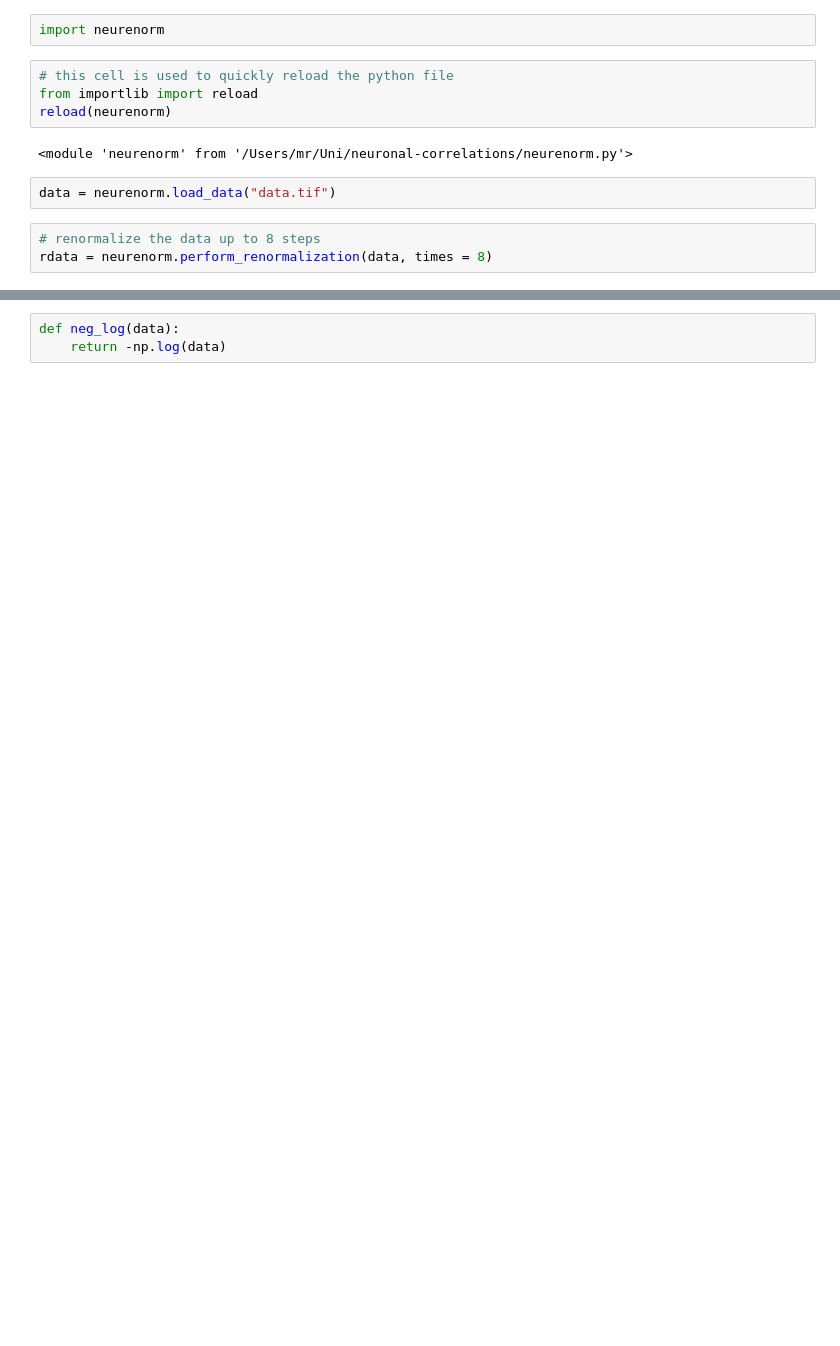
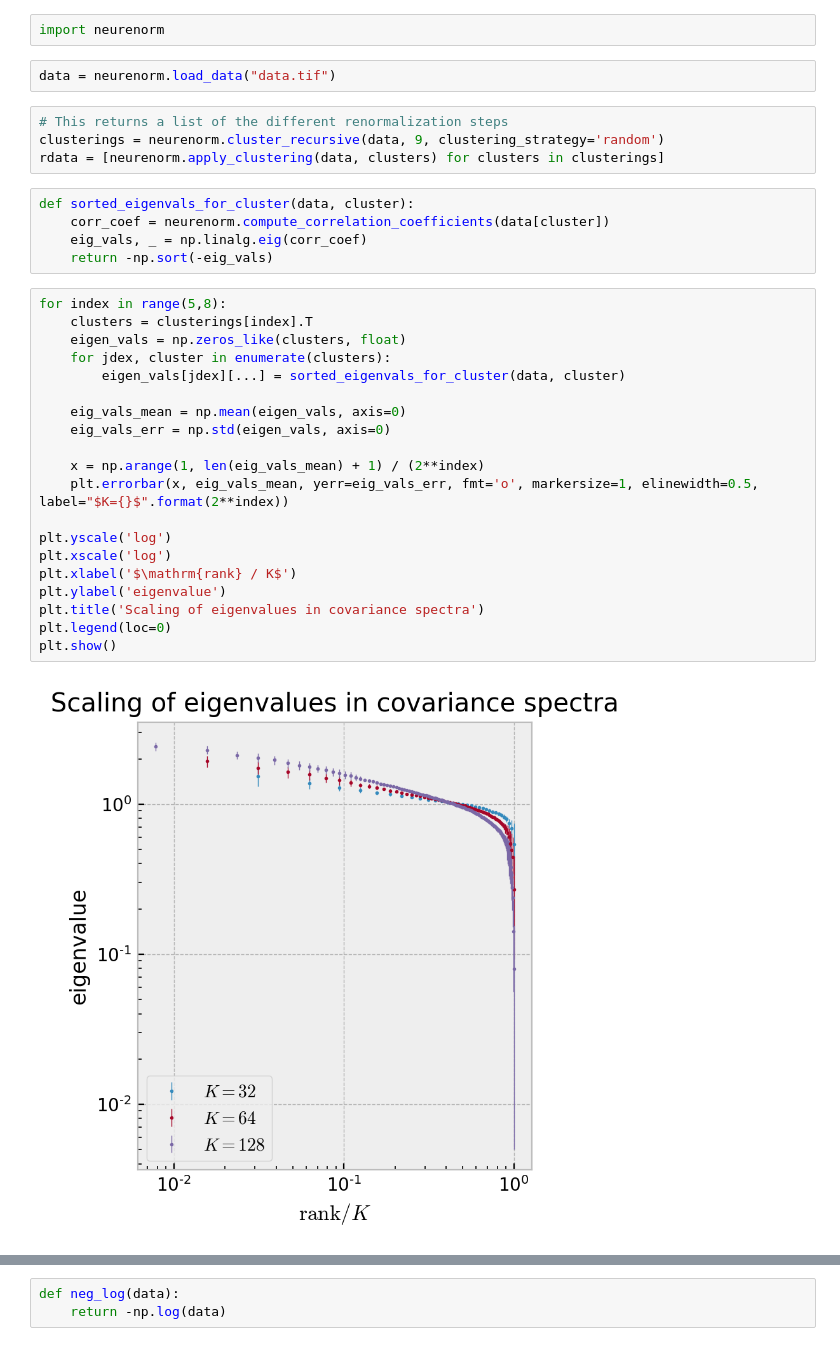
Before and after one commit to manuel-rhdt/neuronal-correlations, a Jupyter notebook: Notebook.ipynb, the cells around one changed output, grey strips where cells are left out. Cells and saved outputs as stored; diff of their text form; blank space fills up the shorter version.

```diff
--- a/Notebook.ipynb
+++ b/Notebook.ipynb
@@ -8,16 +9,38 @@ plt.rcParams["figure.dpi"] = 100
 # %%
 import neurenorm
-# %%
-# this cell is used to quickly reload the python file
-from importlib import reload
-reload(neurenorm)
-# %% [output]
-<module 'neurenorm' from '/Users/mr/Uni/neuronal-correlations/neurenorm.py'>
 # %%
 data = neurenorm.load_data("data.tif")
-# %%
-# renormalize the data up to 8 steps
-rdata = neurenorm.perform_renormalization(data, times = 8)
+# %%
+# This returns a list of the different renormalization steps
+clusterings = neurenorm.cluster_recursive(data, 9, clustering_strategy='random')
+rdata = [neurenorm.apply_clustering(data, clusters) for clusters in clusterings]
+# %%
+def sorted_eigenvals_for_cluster(data, cluster):
+    corr_coef = neurenorm.compute_correlation_coefficients(data[cluster])
+    eig_vals, _ = np.linalg.eig(corr_coef)
+    return -np.sort(-eig_vals)
+# %%
+for index in range(5,8):
+    clusters = clusterings[index].T
+    eigen_vals = np.zeros_like(clusters, float)
+    for jdex, cluster in enumerate(clusters):
+        eigen_vals[jdex][...] = sorted_eigenvals_for_cluster(data, cluster)
+
+    eig_vals_mean = np.mean(eigen_vals, axis=0)
+    eig_vals_err = np.std(eigen_vals, axis=0)
+
+    x = np.arange(1, len(eig_vals_mean) + 1) / (2**index)
+    plt.errorbar(x, eig_vals_mean, yerr=eig_vals_err, fmt='o', markersize=1, elinewidth=0.5, label="$K={}$".format(2**index))
+
+plt.yscale('log')
+plt.xscale('log')
+plt.xlabel('$\mathrm{rank} / K$')
+plt.ylabel('eigenvalue')
+plt.title('Scaling of eigenvalues in covariance spectra')
+plt.legend(loc=0)
+plt.show()
+# %% [output]
+[figure, added]
 # %%
 x = np.linspace(0, 1, len(data[0]))
 
```
Also changed, not shown: parts of 10 cells of this notebook, 15 other files.
